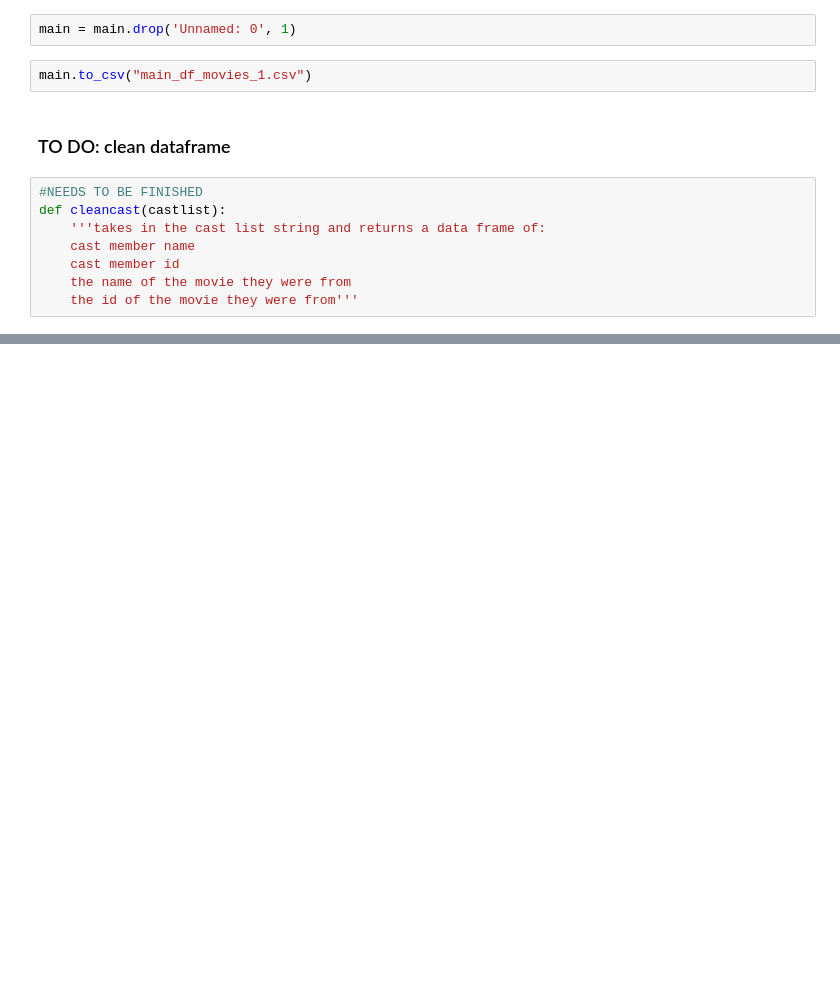
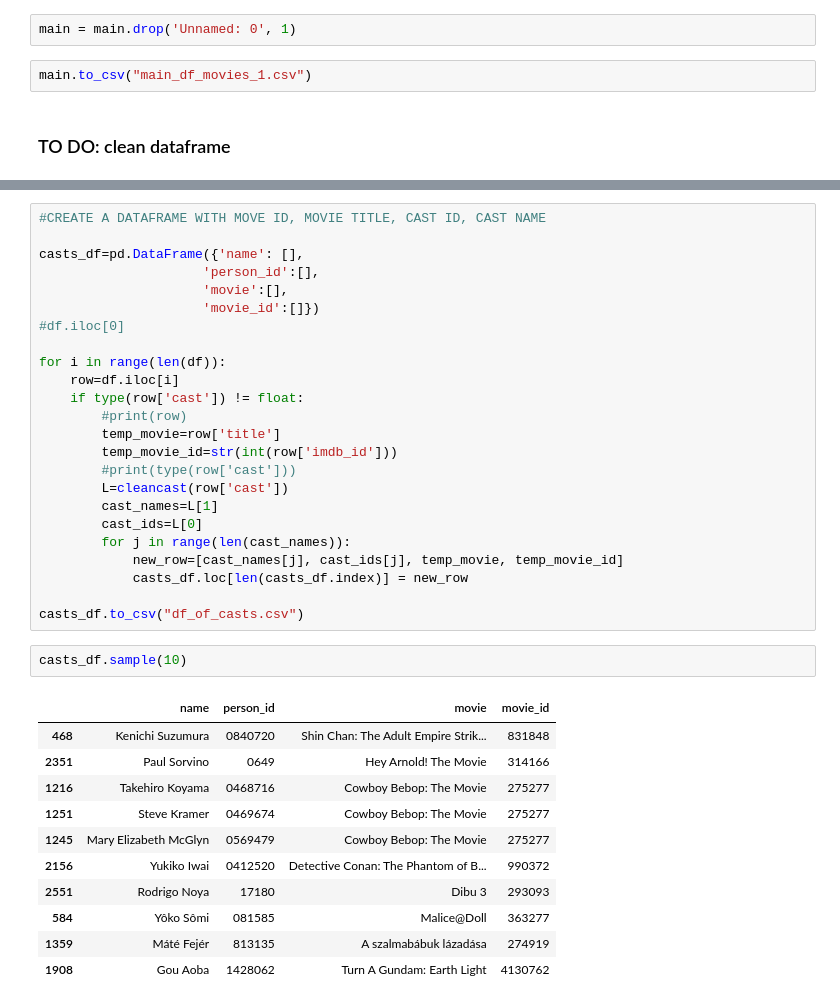
Before and after one commit to wrlaxboy151/may22-lunar-outpost, a Jupyter notebook: Making a DataFrame of Animated Movies 2.ipynb, the cells around one changed output, grey strips where cells are left out. Saved outputs shown, nothing was run; the diff lists cells and outputs as text; blank space fills up the shorter version.

```diff
--- a/Making a DataFrame of Animated Movies 2.ipynb
+++ b/Making a DataFrame of Animated Movies 2.ipynb
@@ -159,11 +154,3 @@ main = main.drop('Unnamed: 0', 1)
 main.to_csv("main_df_movies_1.csv")
 # %% [markdown]
 ### TO DO: clean dataframe
-# %%
-#NEEDS TO BE FINISHED
-def cleancast(castlist):
-    '''takes in the cast list string and returns a data frame of:
-    cast member name
-    cast member id
-    the name of the movie they were from
-    the id of the movie they were from'''
@@ -169,0 +196,38 @@ def cleancast(castlist):
+# %%
+#CREATE A DATAFRAME WITH MOVE ID, MOVIE TITLE, CAST ID, CAST NAME
+
+casts_df=pd.DataFrame({'name': [],
+                     'person_id':[],
+                     'movie':[],
+                     'movie_id':[]})
+#df.iloc[0]
+
+for i in range(len(df)):
+    row=df.iloc[i]
+    if type(row['cast']) != float:
+        #print(row)
+        temp_movie=row['title']
+        temp_movie_id=str(int(row['imdb_id']))
+        #print(type(row['cast']))
+        L=cleancast(row['cast'])
+        cast_names=L[1]
+        cast_ids=L[0]
+        for j in range(len(cast_names)):
+            new_row=[cast_names[j], cast_ids[j], temp_movie, temp_movie_id]
+            casts_df.loc[len(casts_df.index)] = new_row
+
+casts_df.to_csv("df_of_casts.csv")
+# %%
+casts_df.sample(10)
+# %% [output]
+|  | name | person_id | movie | movie_id |
+| 468 | Kenichi Suzumura | 0840720 | Shin Chan: The Adult Empire Strik... | 831848 |
+| 2351 | Paul Sorvino | 0649 | Hey Arnold! The Movie | 314166 |
+| 1216 | Takehiro Koyama | 0468716 | Cowboy Bebop: The Movie | 275277 |
+| 1251 | Steve Kramer | 0469674 | Cowboy Bebop: The Movie | 275277 |
+| 1245 | Mary Elizabeth McGlyn | 0569479 | Cowboy Bebop: The Movie | 275277 |
+| 2156 | Yukiko Iwai | 0412520 | Detective Conan: The Phantom of B... | 990372 |
+| 2551 | Rodrigo Noya | 17180 | Dibu 3 | 293093 |
+| 584 | Yôko Sômi | 081585 | Malice@Doll | 363277 |
+| 1359 | Máté Fejér | 813135 | A szalmabábuk lázadása | 274919 |
+| 1908 | Gou Aoba | 1428062 | Turn A Gundam: Earth Light | 4130762 |
```
Also changed, not shown: parts of 6 cells of this notebook, 1 other file.
